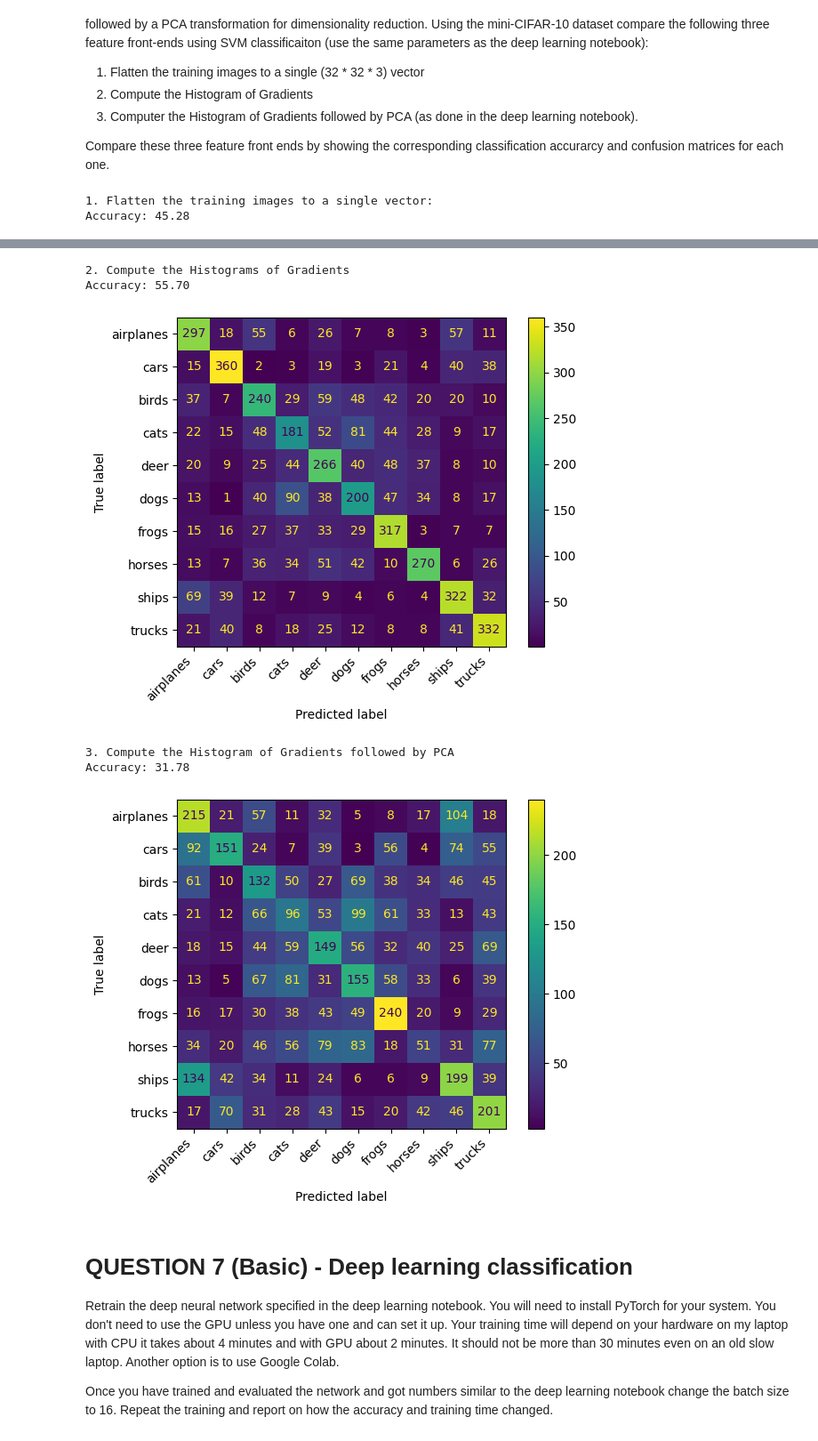
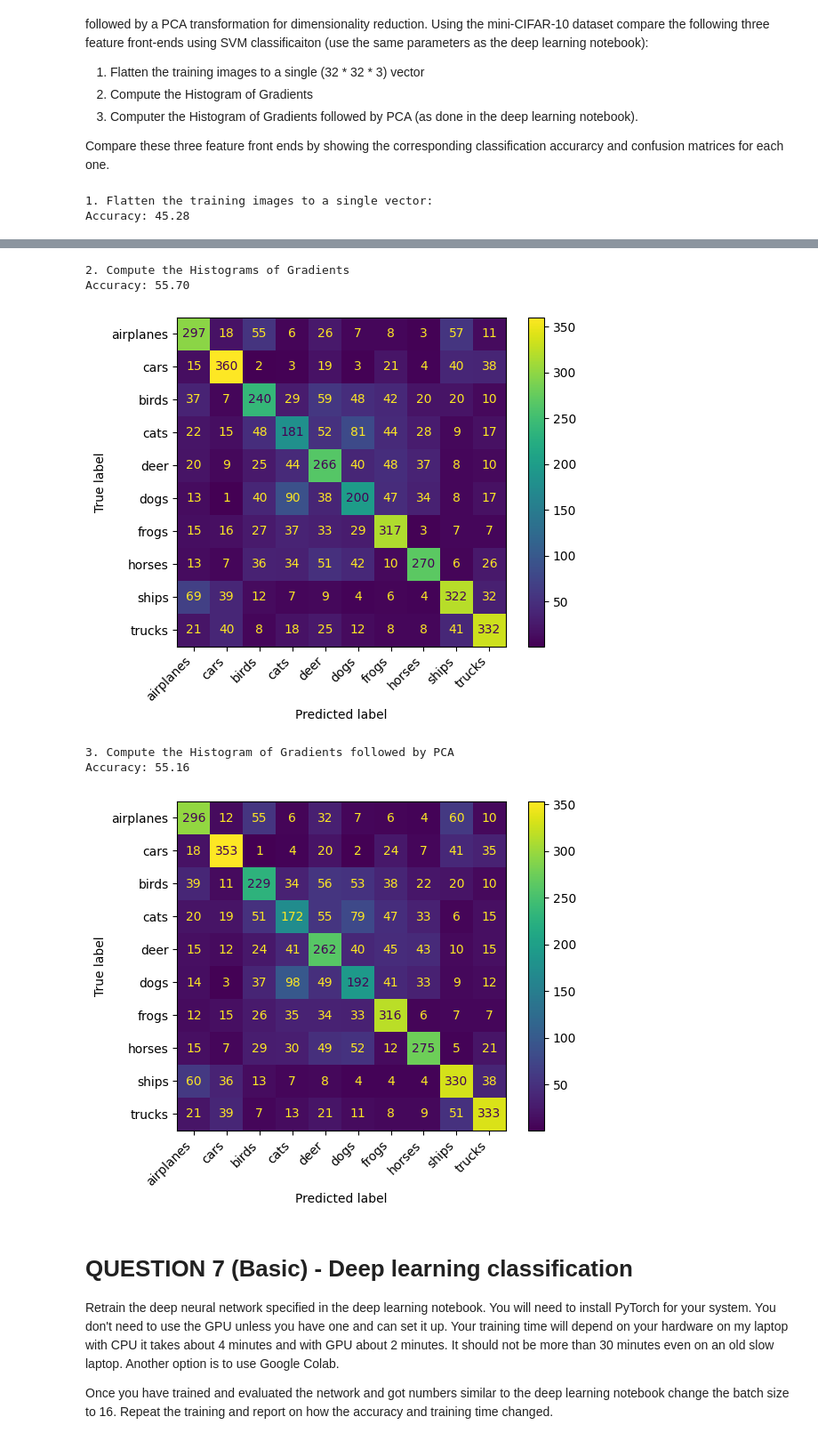
Before and after one commit to bhavanvir/CSC-421, a Jupyter notebook: Assignment 4 - Machine Learning and Deep Learning/csc421_Fall_2023_assignment4.ipynb, the cells around one changed output, grey strips where cells are left out. Shown at 89% size. Drawn from its saved outputs; the diff is of its cells as text; code cells hidden in the pictures.

```diff
--- a/Assignment 4 - Machine Learning and Deep Learning/csc421_Fall_2023_assignment4.ipynb
+++ b/Assignment 4 - Machine Learning and Deep Learning/csc421_Fall_2023_assignment4.ipynb
@@ -157,9 +157,9 @@ Similarly report on the classification accuracy and confusion matrix.
 from sklearn.naive_bayes import GaussianNB
 
 gaussian_clf = GaussianNB()
-gaussian_clf.fit(X_train, y_train)
+gaussian_clf.fit(X_train_pca, y_train)
 
-y_test_predict = gaussian_clf.predict(X_test)
+y_test_predict = gaussian_clf.predict(X_test_pca)
 print(f"Accuracy: {accuracy_score(y_test, y_test_predict) * 100:.2f}")
 
 gaussian_cm = confusion_matrix(y_test, y_test_predict)
@@ -294,15 +294,6 @@ Using the mini-CIFAR-10 dataset compare the following three feature front-ends u
 Compare these three feature front ends by showing the corresponding classification accurarcy and confusion matrices for each one.
 # %%
 # Your code goes here
-def hog_extract(X):
-    X_hog = []
-    for i in range(len(X)):
-        fd = hog(X[i], orientations=9, pixels_per_cell=(8,8),
-                  cells_per_block=(2,2), visualize=False, channel_axis=-1)
-        X_hog.append(fd)
-    X_hog = np.array(X_hog)
-    return X_hog
-
 def display_confusion_matrix(Y):
   svm_cm = confusion_matrix(y_test, Y)
   disp = ConfusionMatrixDisplay(svm_cm, display_labels=['airplanes', 'cars', 'birds', 'cats', 'deer', 'dogs', 'frogs', 'horses', 'ships', 'trucks'])
@@ -327,37 +318,41 @@ X_test = testset.data.copy()
 
 X_train_hog = hog_extract(X_train)
 X_test_hog = hog_extract(X_test)
 
 svm_clf_hog = svm.SVC()
 svm_clf_hog.fit(X_train_hog, y_train)
 
 y_predict_hog = svm_clf_hog.predict(X_test_hog)
 print(f"Accuracy: {accuracy_score(y_test, y_predict_hog) * 100:.2f}")
 display_confusion_matrix(y_predict_hog)
 
 print(f"\n3. Compute the Histogram of Gradients followed by PCA")
 X_train = trainset.data.copy()
 X_test = testset.data.copy()
 
-X_train_pca_hog = pca_hog_extract(X_train)
-X_test_pca_hog = pca_hog_extract(X_test)
+X_train_pca_hog = hog_extract(X_train)
+X_test_pca_hog = hog_extract(X_test)
+
+pca = PCA(n_components=0.8)
+X_train_pca_hog = pca.fit_transform(X_train_hog)
+X_test_pca_hog = pca.transform(X_test_hog)
 
 svm_clf_pca_hog = svm.SVC()
 svm_clf_pca_hog.fit(X_train_pca_hog, y_train)
 
 y_predict_pca_hog = svm_clf_pca_hog.predict(X_test_pca_hog)
 print(f"Accuracy: {accuracy_score(y_test, y_predict_pca_hog) * 100:.2f}")
 display_confusion_matrix(y_predict_pca_hog)
 # %% [output]
 1. Flatten the training images to a single vector:
 Accuracy: 45.28
 [figure]
 2. Compute the Histograms of Gradients
 Accuracy: 55.70
 [figure]
 3. Compute the Histogram of Gradients followed by PCA
-Accuracy: 31.78
+Accuracy: 55.16
-[figure, old version]
+[figure, new version]
 # %% [markdown]
 # QUESTION 7 (Basic) - Deep learning classification
 
```
Also changed, not shown: parts of 3 cells of this notebook.
